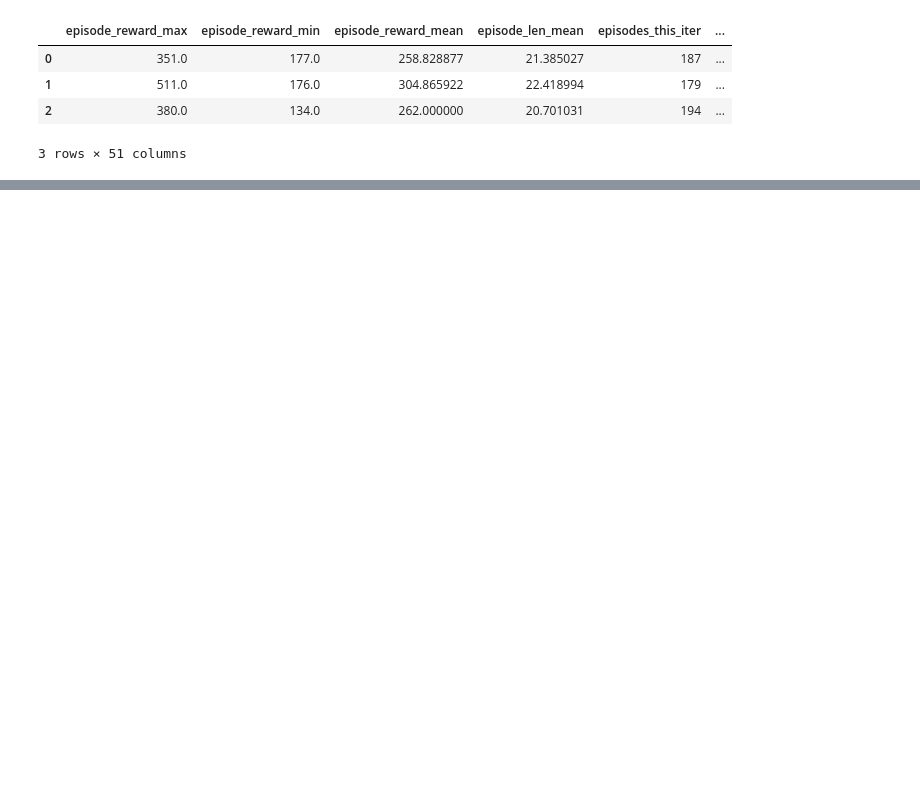
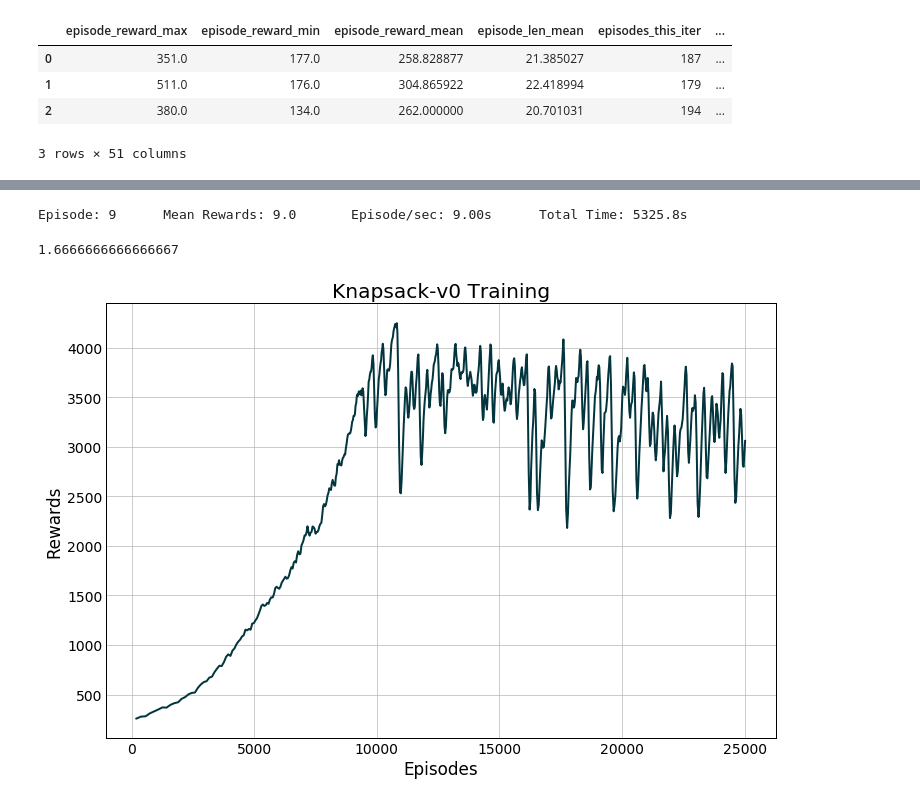
Before and after one commit to hubbs5/or-gym, a Jupyter notebook: notebooks/rllib_integration.ipynb, the cells around one changed output, grey strips where cells are left out. Cells and saved outputs as stored; diff of their text form; code cells hidden in the pictures; blank space fills up the shorter version.

```diff
--- a/notebooks/rllib_integration.ipynb
+++ b/notebooks/rllib_integration.ipynb
@@ -11,6 +11,9 @@ from ray import tune
 from ray.rllib.utils import try_import_tf
 from ray.tune import grid_search, register_env
 import or_gym
+import matplotlib.pyplot as plt
+%matplotlib inline
+plt.style.use('cmu_paper')
 # %%
 from or_gym.envs.classic_or.knapsack import KnapsackEnv
 # from gym import spaces
@@ -88,2 +19,0 @@ class KnapsackEnv1(gym.Env):
-# %%
-env = gym.make('Knapsack-v0')
@@ -260,0 +209,33 @@ x.dataframe()
+# %%
+ray.init(ignore_reinit_error=True)
+env_name = 'Knapsack-v0'
+trainer = ppo.PPOTrainer(env=create_env(env_name),
+    config={
+    "env_config": {"reuse_actors":True},
+    "vf_clip_param": 5000})
+
+# Run x number of episodes
+N_EPS = 25000
+rewards = []
+eps, eps_total = [], []
+training = True
+batch = 0
+t_start = time.time()
+while training:
+    t_batch = time.time()
+    results = trainer.train()
+    rewards.append(results['episode_reward_mean'])
+    eps.append(results['episodes_this_iter'])
+    eps_total.append(results['episodes_total'])
+    batch += 1
+    t_end = time.time()
+    if sum(eps) >= N_EPS:
+        training = False
+        break
+    if batch % 10 == 0:
+        t = t_end - t_batch
+        t_tot = t_end - t_start
+        print("\rEpisode: {}\tMean Rewards: {:.1f}\tEpisodes/sec: {:.2f}s\tTotal Time: {:.1f}s".format(
+            eps_total[-1], rewards[-1], eps[-1]/t, t_tot), end="")
+
+print("Total Time: {:.1f}\t".format(t_end - t_start))
@@ -260,0 +246,19 @@ x.dataframe()
+# %%
+for i in range(10):
+     print("\rEpisode: {}\tMean Rewards: {:.1f}\tEpisode/sec: {:.2f}s\tTotal Time: {:.1f}s".format(
+            i, i, i, t_tot), end="")
+# %% [output]
+Episode: 9      Mean Rewards: 9.0       Episode/sec: 9.00s      Total Time: 5325.8s
+# %%
+6000 / 60**2
+# %% [output]
+1.6666666666666667
+# %%
+plt.figure(figsize=(12,8))
+plt.plot(eps_total, rewards)
+plt.xlabel('Episodes')
+plt.ylabel('Rewards')
+plt.title('{} Training'.format(env_name))
+plt.show()
+# %% [output]
+[figure, added]
```
Also changed, not shown: parts of 15 cells of this notebook, 2 other files.
